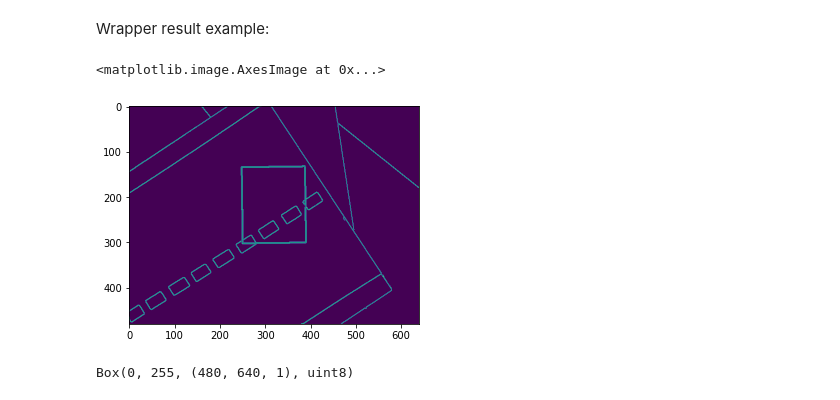
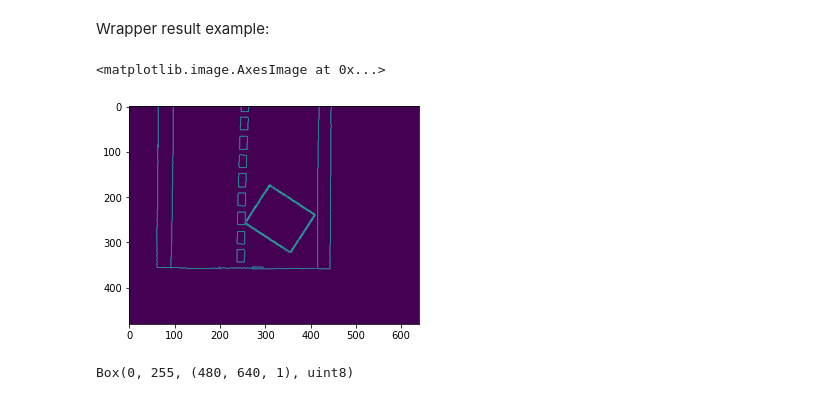
Before and after one commit to aeapolimi/duckietown, a Jupyter notebook: duckietown_stablebaseline.ipynb, the cells around one changed output. Saved outputs shown, nothing was run; the diff lists cells and outputs as text; code cells hidden in the pictures.

```diff
--- a/duckietown_stablebaseline.ipynb
+++ b/duckietown_stablebaseline.ipynb
@@ -107,19 +107,20 @@ Wrapper result example:
 # %%
 from gym_duckietown.envs import DuckietownEnv
 
 display = Display(visible=0, size=(1400, 900))
 display.start()
 env = DuckietownEnv(
     map_name=map_name,
     draw_curve="store_true",
     draw_bbox="store_true",
     domain_rand="store_true",
+    accept_start_angle_deg=4,
 )
 env = HoughObsWrapper(env)
 plt.imshow(env.reset().reshape(480,640))
 # %% [output]
 <matplotlib.image.AxesImage at 0x...>
-[figure, old version]
+[figure, new version]
 # %%
 env.observation_space
 # %% [output]
```
Also changed, not shown: parts of 4 cells of this notebook.
